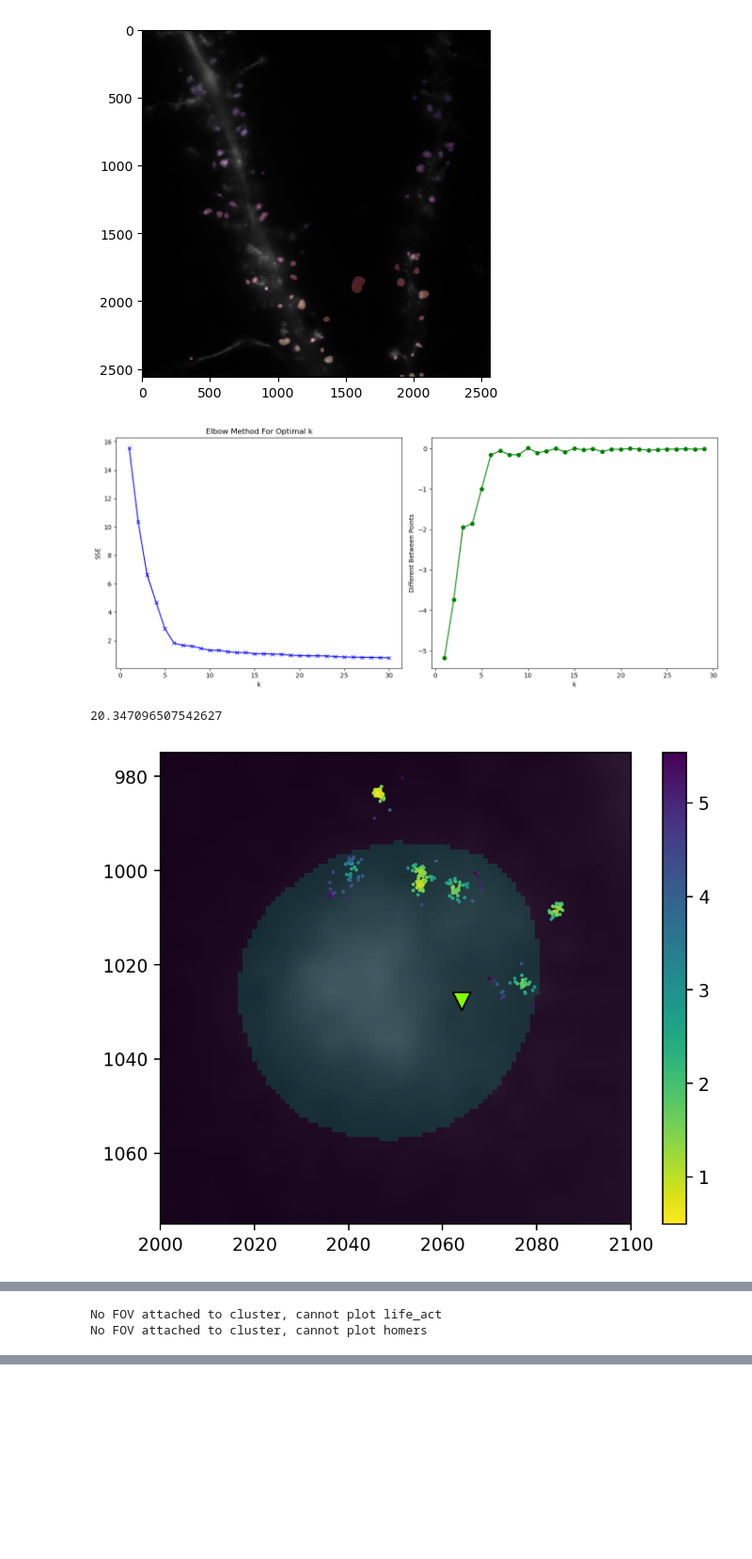
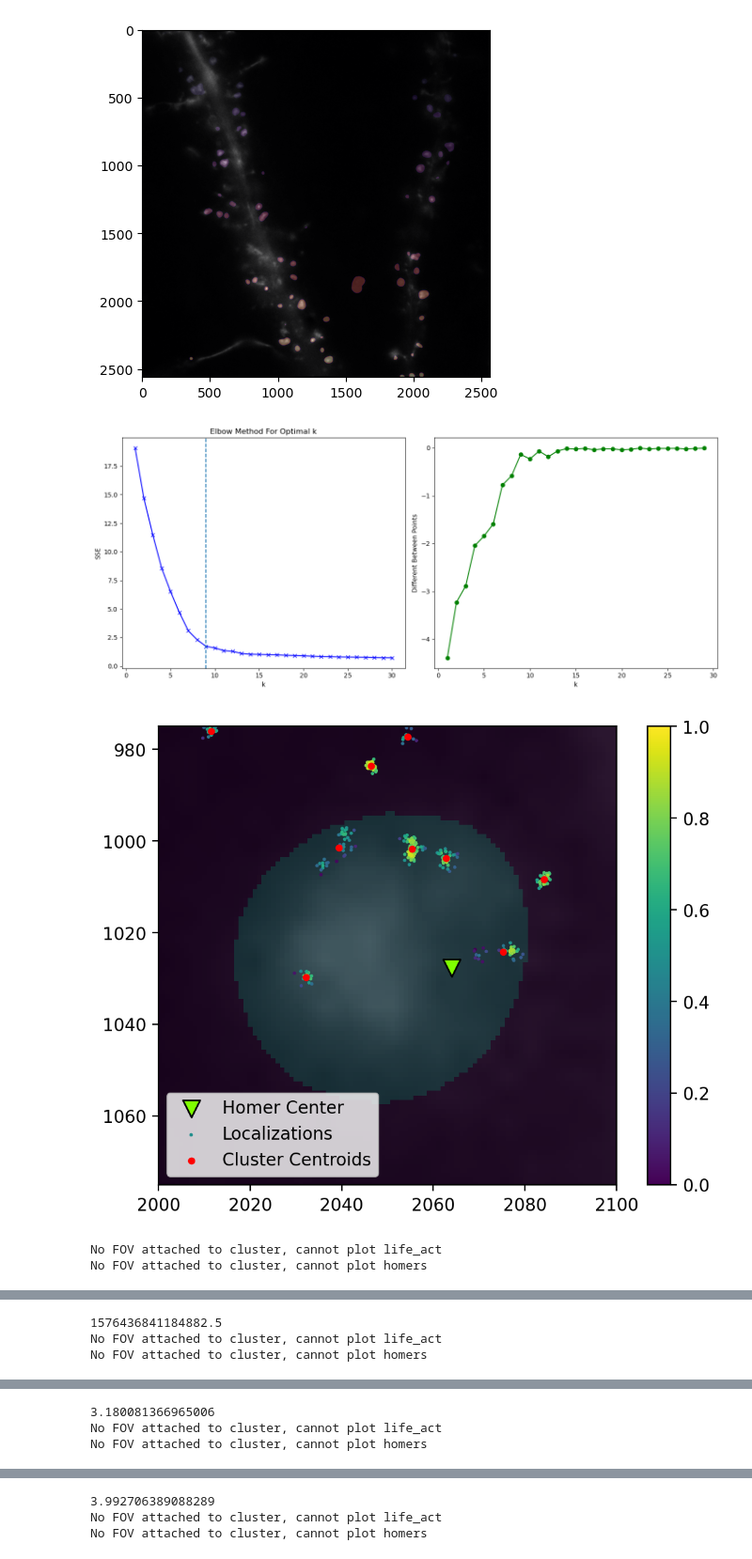
Before and after one commit to Max-Winga/Selvin-Lab-qPAINT-Segmentation, a Jupyter notebook: qPAINT_Segmentation/Experimenting.ipynb, the cells around one changed output, grey strips where cells are left out. Shown at 94% size. Drawn from its saved outputs; the diff is of its cells as text; code cells hidden in the pictures; blank space fills up the shorter version.

Commit message:
Winga clustering implemented

```diff
--- a/qPAINT_Segmentation/Experimenting.ipynb
+++ b/qPAINT_Segmentation/Experimenting.ipynb
@@ -108,31 +132,36 @@ def get_clusters_kmeans(points, to_plot=True):
 # %%
 xlim = (2000, 2100)
 ylim = (1075, 975)
-n=20
-max_distance = 120/nm_per_pixel
+n=10
+k_max = 30
+max_distance = 70/nm_per_pixel
 
 # MMD Visualization
 points = points_in_area(GluA1, xlim, ylim)
 kdtree = KDTree(points)
 distances = np.array(kdtree.query(points, k=n, workers=-1)[0][:, -1])
 
 points, distances = filter_by_nth_neighbor_distance(points, n, max_distance)
-get_clusters_kmeans(points)
-# points, distances = filter_by_nth_neighbor_distance(points, n, 7.5)
+points, distances = filter_by_nth_neighbor_distance(points, n, max_distance)
+centroids, clusters = get_clusters_kmeans(points, k_max=k_max, to_plot=True)
 
-
-print(points.Tau_D/points.average_dark_time)
 plt.figure(dpi=200)
 plt.imshow(LifeAct, cmap='gray')
 plt.imshow(FOV.spinemap, alpha=0.3)
 plt.xlim(*xlim)
 plt.ylim(*ylim)
 FOV.homer_centers.add_to_plot()
-plt.scatter(points[:, 0], points[:, 1], c=distances, s=1, cmap='viridis_r')
+plt.scatter(points[:, 0], points[:, 1], c=distances, s=1, cmap='viridis_r', label="Localizations")
+plt.scatter(centroids[:, 0], centroids[:, 1], c="red", s=10, label="Cluster Centroids")
 plt.colorbar()
+plt.legend(loc="lower left")
 plt.show()
 points.plot()
+for cluster in clusters:
+    print(cluster.Tau_D/cluster.average_dark_time)
+    cluster.plot()
 # %% [output]
-[figure, old version]
+[figure, new version]
+[figure, new version]
-20.347096507542627
+No FOV attached to cluster, cannot plot life_act
+No FOV attached to cluster, cannot plot homers
-[figure, old version]
@@ -139,2 +169,3 @@ points.plot()
+1576436841184882.5
 No FOV attached to cluster, cannot plot life_act
 No FOV attached to cluster, cannot plot homers
@@ -141,0 +173,3 @@ No FOV attached to cluster, cannot plot homers
+3.180081366965006
+No FOV attached to cluster, cannot plot life_act
+No FOV attached to cluster, cannot plot homers
@@ -141,0 +177,3 @@ No FOV attached to cluster, cannot plot homers
+3.992706389088289
+No FOV attached to cluster, cannot plot life_act
+No FOV attached to cluster, cannot plot homers
```
Also changed, not shown: parts of 3 cells of this notebook, 1 other file.
